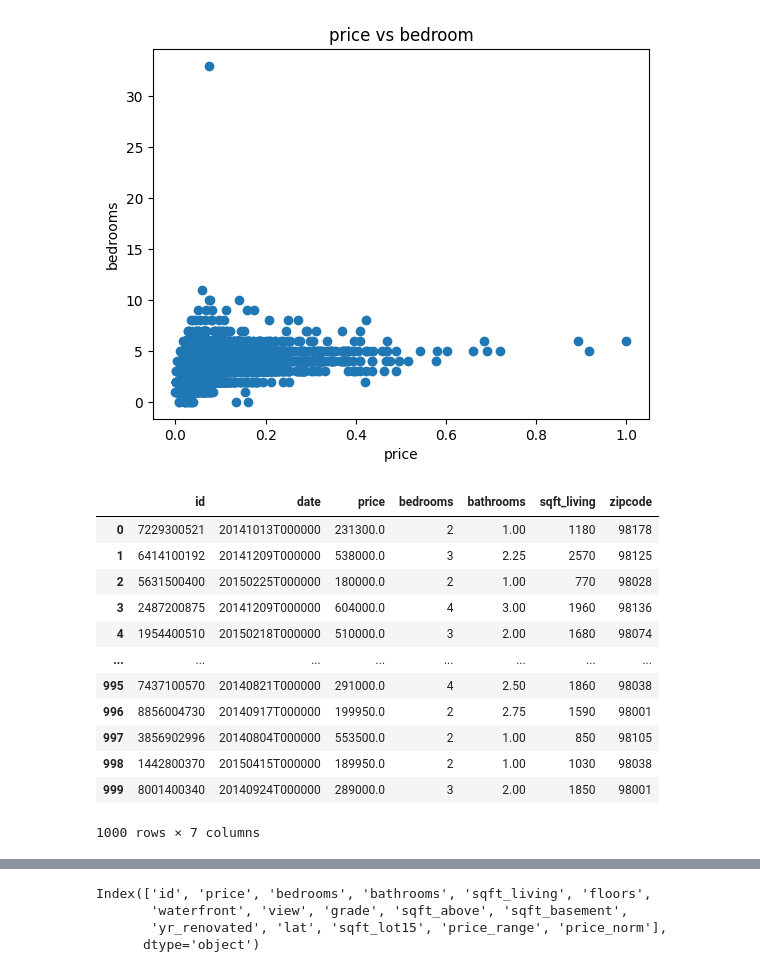
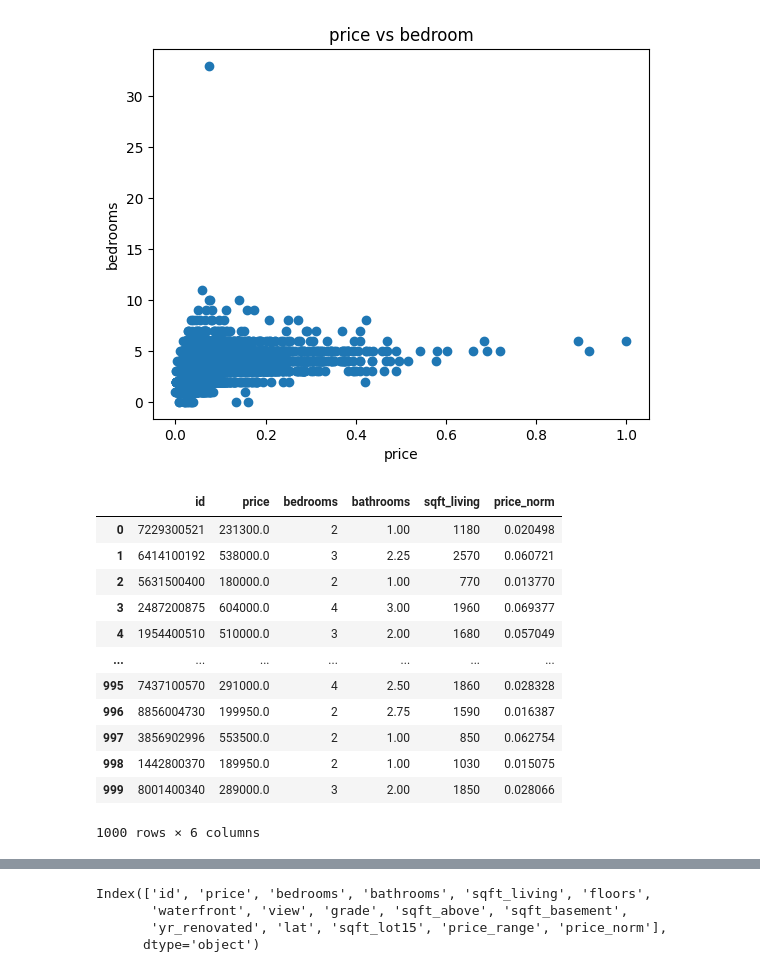
Before and after one commit to nachiket5/Machine_Learing, a Jupyter notebook: Housing_price/housing_price.ipynb, the cells around one changed output, grey strips where cells are left out. Cells and saved outputs as stored; diff of their text form; code cells hidden in the pictures.

```diff
--- a/Housing_price/housing_price.ipynb
+++ b/Housing_price/housing_price.ipynb
@@ -246,18 +259,19 @@ plt.show()
 # %% [output]
 [figure]
 # %%
-data_cols[['id','date','price','bedrooms','bathrooms','sqft_living','zipcode']].head(1000)
+# review the data
+data_cols[['id','price','bedrooms','bathrooms','sqft_living','price_norm']].head(1000)
 # %% [output]
-|  | id | date | price | bedrooms | bathrooms | sqft_living | zipcode |
-| 0 | 7229300521 | 20141013T000000 | 231300.0 | 2 | 1.00 | 1180 | 98178 |
-| 1 | 6414100192 | 20141209T000000 | 538000.0 | 3 | 2.25 | 2570 | 98125 |
-| 2 | 5631500400 | 20150225T000000 | 180000.0 | 2 | 1.00 | 770 | 98028 |
-| 3 | 2487200875 | 20141209T000000 | 604000.0 | 4 | 3.00 | 1960 | 98136 |
-| 4 | 1954400510 | 20150218T000000 | 510000.0 | 3 | 2.00 | 1680 | 98074 |
-| ... | ... | ... | ... | ... | ... | ... | ... |
-| 995 | 7437100570 | 20140821T000000 | 291000.0 | 4 | 2.50 | 1860 | 98038 |
-| 996 | 8856004730 | 20140917T000000 | 199950.0 | 2 | 2.75 | 1590 | 98001 |
-| 997 | 3856902996 | 20140804T000000 | 553500.0 | 2 | 1.00 | 850 | 98105 |
-| 998 | 1442800370 | 20150415T000000 | 189950.0 | 2 | 1.00 | 1030 | 98038 |
-| 999 | 8001400340 | 20140924T000000 | 289000.0 | 3 | 2.00 | 1850 | 98001 |
+|  | id | price | bedrooms | bathrooms | sqft_living | price_norm |
+| 0 | 7229300521 | 231300.0 | 2 | 1.00 | 1180 | 0.020498 |
+| 1 | 6414100192 | 538000.0 | 3 | 2.25 | 2570 | 0.060721 |
+| 2 | 5631500400 | 180000.0 | 2 | 1.00 | 770 | 0.013770 |
+| 3 | 2487200875 | 604000.0 | 4 | 3.00 | 1960 | 0.069377 |
+| 4 | 1954400510 | 510000.0 | 3 | 2.00 | 1680 | 0.057049 |
+| ... | ... | ... | ... | ... | ... | ... |
+| 995 | 7437100570 | 291000.0 | 4 | 2.50 | 1860 | 0.028328 |
+| 996 | 8856004730 | 199950.0 | 2 | 2.75 | 1590 | 0.016387 |
+| 997 | 3856902996 | 553500.0 | 2 | 1.00 | 850 | 0.062754 |
+| 998 | 1442800370 | 189950.0 | 2 | 1.00 | 1030 | 0.015075 |
+| 999 | 8001400340 | 289000.0 | 3 | 2.00 | 1850 | 0.028066 |
-1000 rows × 7 columns
+1000 rows × 6 columns
```
Also changed, not shown: parts of 31 cells of this notebook.
